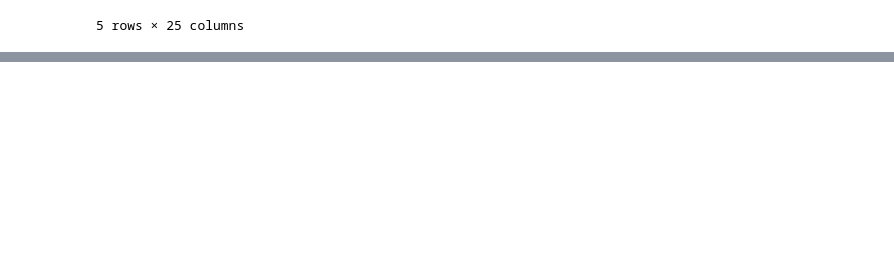
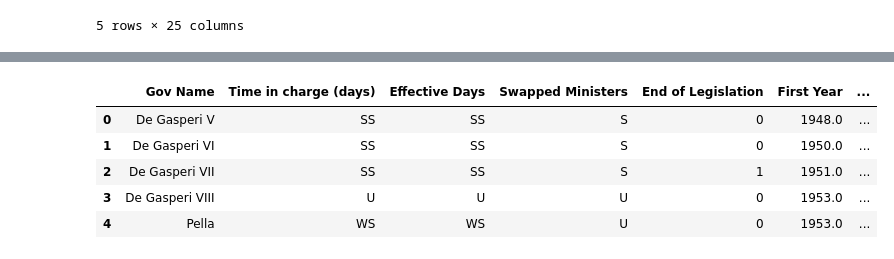
Before and after one commit to Cremadvd/Italian-Government-Stability, a Jupyter notebook: Test_CSV.ipynb, the cells around one changed output, grey strips where cells are left out. Cells and saved outputs as stored; diff of their text form; code cells hidden in the pictures; blank space fills up the shorter version.

```diff
--- a/Test_CSV.ipynb
+++ b/Test_CSV.ipynb
@@ -141,0 +242,18 @@ print(df.columns)
+# %%
+#Preparing Parties Number Columns
+npm_intervals = [0,1,4,15]
+npm_labels = ['S', 'C', 'BC']
+npo_intervals = [0,1,4,15]
+npo_labels = ['S', 'D', 'F']
+
+df['N° Majority Parties'] = pd.DataFrame(pd.cut(df['N° Majority Parties'].astype(int), npm_intervals, labels=npm_labels))
+df['N° Opposition Parties'] = pd.DataFrame(pd.cut(df['N° Opposition Parties'].astype(int), npo_intervals, labels=npo_labels))
+
+df.head()
+# %% [output]
+|  | Gov Name | Time in charge (days) | Effective Days | Swapped Ministers | End of Legislation | First Year | ... |
+| 0 | De Gasperi V | SS | SS | S | 0 | 1948.0 | ... |
+| 1 | De Gasperi VI | SS | SS | S | 0 | 1950.0 | ... |
+| 2 | De Gasperi VII | SS | SS | S | 1 | 1951.0 | ... |
+| 3 | De Gasperi VIII | U | U | U | 0 | 1953.0 | ... |
+| 4 | Pella | WS | WS | U | 0 | 1953.0 | ... |
```
Also changed, not shown: parts of 7 cells of this notebook, 1 other file.
